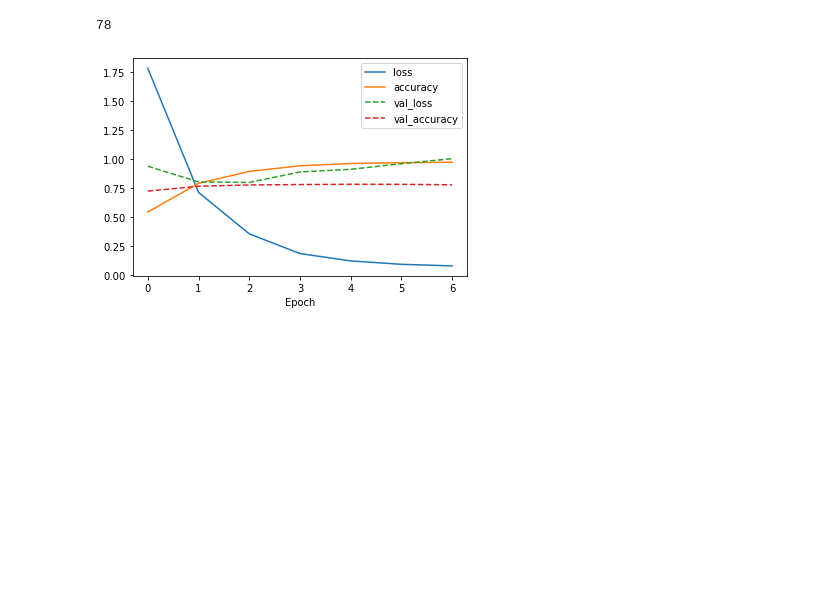
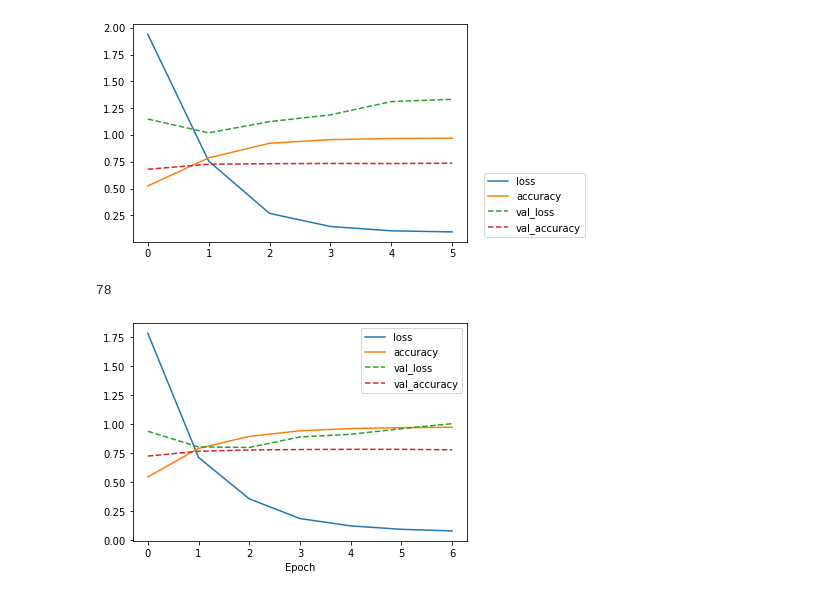
Before and after one commit to SeHwanYoo/child_skin_classification, a Jupyter notebook: evaluation1.ipynb, the cells around one changed output. Cells and saved outputs as stored; diff of their text form; code cells hidden in the pictures; blank space fills up the shorter version.

```diff
--- a/evaluation1.ipynb
+++ b/evaluation1.ipynb
@@ -62,3 +285,12 @@ df
+# %%
+plt.plot(df['loss'], label='loss')
+plt.plot(df['accuracy'], label='accuracy')
+plt.plot(df['val_loss'], '--', label='val_loss')
+plt.plot(df['val_accuracy'], '--', label='val_accuracy')
+plt.legend(loc=(1.05, 0.02))
+plt.show()
+# %% [output]
+[figure, added]
 # %%
 # PATH = 'C:/Users/user/Desktop/Child Skin Disease'
 
```
Also changed, not shown: parts of 28 cells of this notebook, 1 other file.
